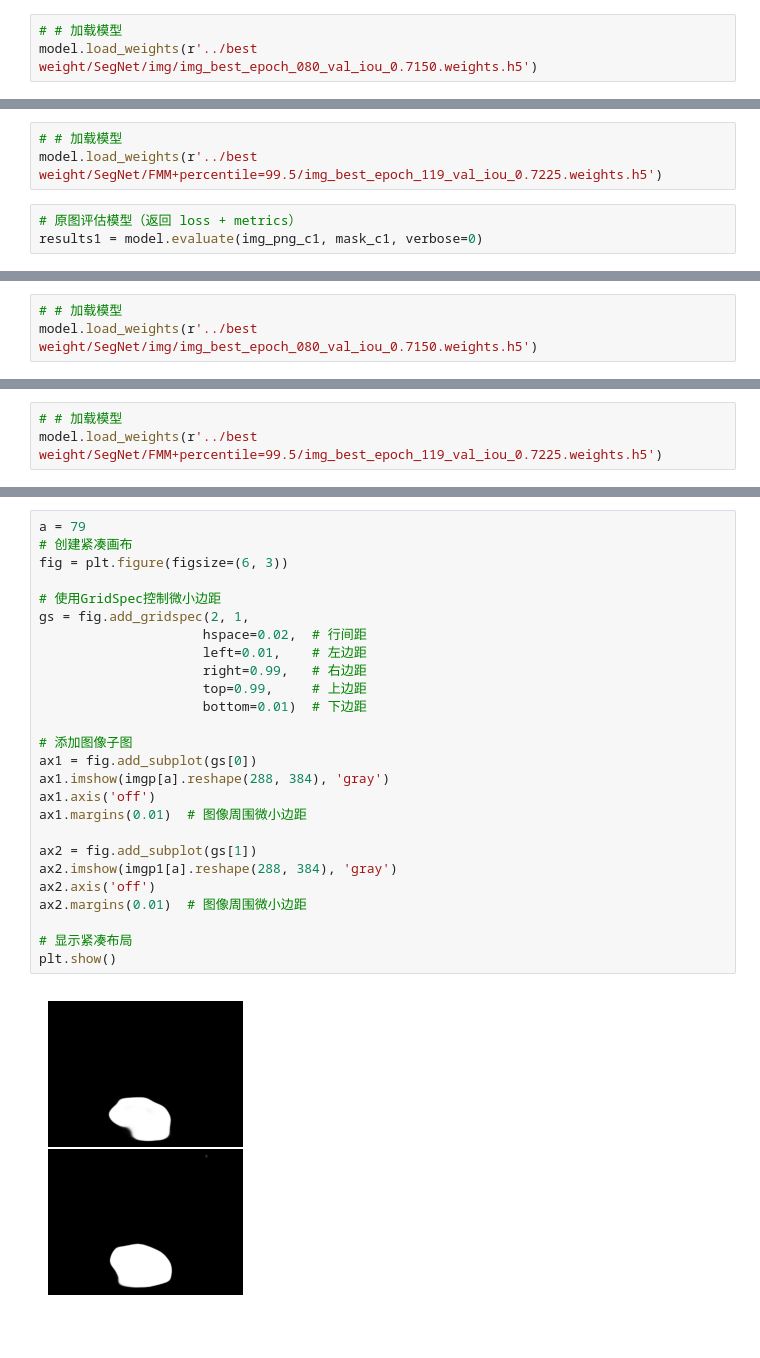
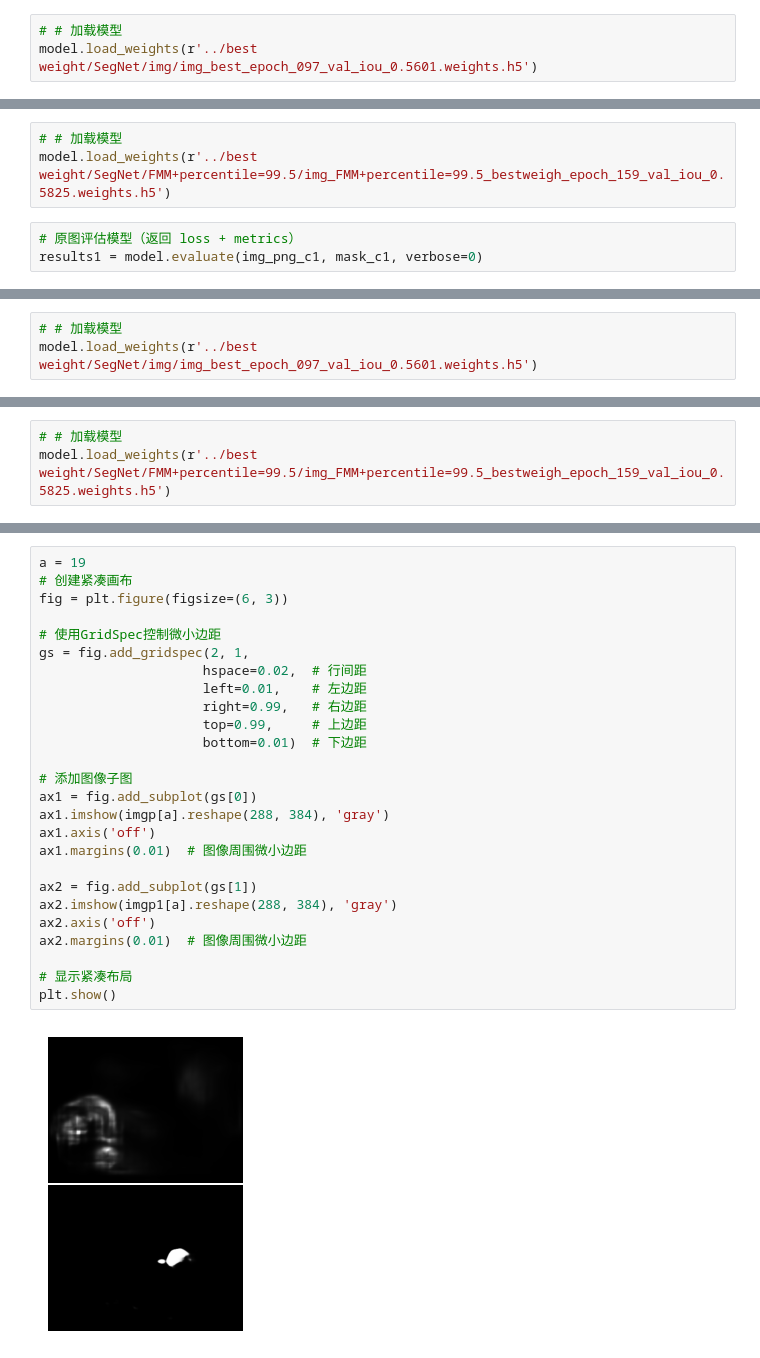
Before and after one commit to ying9937/Segmentation-of-polyps, a Jupyter notebook: code/Deep learning Mode/SegNet.ipynb, the cells around one changed output, grey strips where cells are left out. Drawn from its saved outputs; the diff is of its cells as text.

```diff
--- a/code/Deep learning Mode/SegNet.ipynb
+++ b/code/Deep learning Mode/SegNet.ipynb
@@ -474,7 +319,7 @@ model.compile(
 )
 # %%
 # # 加载模型
-model.load_weights(r'../best weight/SegNet/img/img_best_epoch_080_val_iou_0.7150.weights.h5')
+model.load_weights(r'../best weight/SegNet/img/img_best_epoch_097_val_iou_0.5601.weights.h5')
 # %%
 # 原图评估模型（返回 loss + metrics）
 results = model.evaluate(img_png_c, mask_c, verbose=0)
@@ -492,6 +337,6 @@ iou_score: 0.5826
 # %%
 # # 加载模型
-model.load_weights(r'../best weight/SegNet/FMM+percentile=99.5/img_best_epoch_119_val_iou_0.7225.weights.h5')
+model.load_weights(r'../best weight/SegNet/FMM+percentile=99.5/img_FMM+percentile=99.5_bestweigh_epoch_159_val_iou_0.5825.weights.h5')
 # %%
 # 原图评估模型（返回 loss + metrics）
 results1 = model.evaluate(img_png_c1, mask_c1, verbose=0)
@@ -509,6 +354,6 @@ iou_score: 0.6005
 # %%
 # # 加载模型
-model.load_weights(r'../best weight/SegNet/img/img_best_epoch_080_val_iou_0.7150.weights.h5')
+model.load_weights(r'../best weight/SegNet/img/img_best_epoch_097_val_iou_0.5601.weights.h5')
 # %%
 #测试mask
 imgp = model.predict(img_png_c, verbose=1)
@@ -524,6 +362,6 @@ I0000 00:00:1748698314.284765 1555051 device_compiler.h:188] Compiled cluster us
 # %%
 # # 加载模型
-model.load_weights(r'../best weight/SegNet/FMM+percentile=99.5/img_best_epoch_119_val_iou_0.7225.weights.h5')
+model.load_weights(r'../best weight/SegNet/FMM+percentile=99.5/img_FMM+percentile=99.5_bestweigh_epoch_159_val_iou_0.5825.weights.h5')
 # %%
 #测试mask
 imgp1 = model.predict(img_png_c1, verbose=1)
@@ -586,28 +391,28 @@ plt.show()
 # %%
-a = 79
+a = 19
 # 创建紧凑画布
 fig = plt.figure(figsize=(6, 3))
 
 # 使用GridSpec控制微小边距
 gs = fig.add_gridspec(2, 1,
                      hspace=0.02,  # 行间距
                      left=0.01,    # 左边距
                      right=0.99,   # 右边距
                      top=0.99,     # 上边距
                      bottom=0.01)  # 下边距
 
 # 添加图像子图
 ax1 = fig.add_subplot(gs[0])
 ax1.imshow(imgp[a].reshape(288, 384), 'gray')
 ax1.axis('off')
 ax1.margins(0.01)  # 图像周围微小边距
 
 ax2 = fig.add_subplot(gs[1])
 ax2.imshow(imgp1[a].reshape(288, 384), 'gray')
 ax2.axis('off')
 ax2.margins(0.01)  # 图像周围微小边距
 
 # 显示紧凑布局
 plt.show()
 # %% [output]
-[figure, old version]
+[figure, new version]
```
Also changed, not shown: parts of 26 cells of this notebook.
